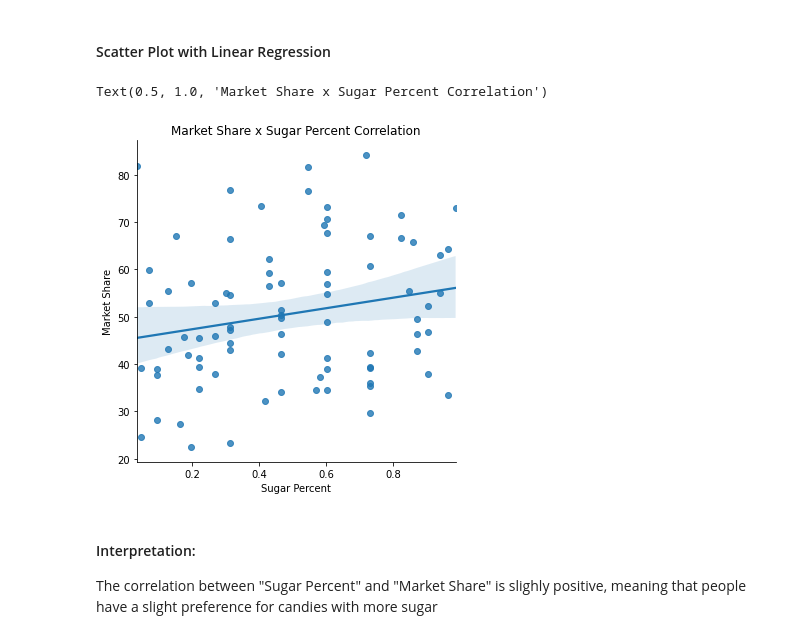
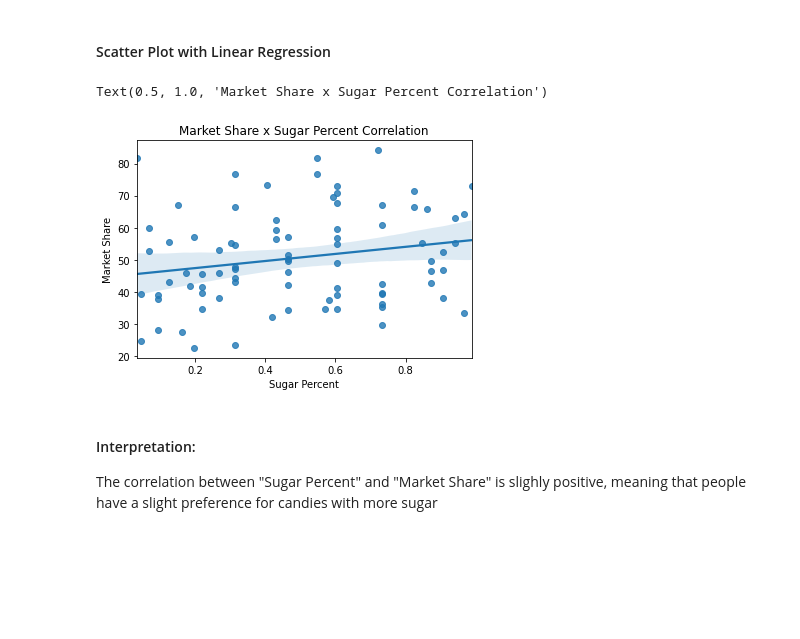
Before and after one commit to iobruno/kaggle-data-vis, a Jupyter notebook: notebooks/scatter_plots.ipynb, the cells around one changed output. Cells and saved outputs as stored; diff of their text form; code cells hidden in the pictures; blank space fills up the shorter version.

```diff
--- a/notebooks/scatter_plots.ipynb
+++ b/notebooks/scatter_plots.ipynb
@@ -116,16 +117,16 @@ plt.legend(loc='upper left', bbox_to_anchor=(0, -0.2), ncol=5)
 # %% [markdown]
 #### Scatter Plot with Linear Regression
 # %%
-sns.lmplot(x='sugarpercent',
-           y='winpercent',
-           data=candy_df)
+sns.regplot(x='sugarpercent',
+            y='winpercent',
+            data=candy_df)
 
 plt.xlabel("Sugar Percent")
 plt.ylabel("Market Share")
 plt.title("Market Share x Sugar Percent Correlation")
 # %% [output]
 Text(0.5, 1.0, 'Market Share x Sugar Percent Correlation')
-[figure, old version]
+[figure, new version]
 # %% [markdown]
 #### Interpretation:
 The correlation between "Sugar Percent" and "Market Share" is slighly positive, meaning that people have a slight preference for candies with more sugar
```
Also changed, not shown: parts of 7 cells of this notebook.
